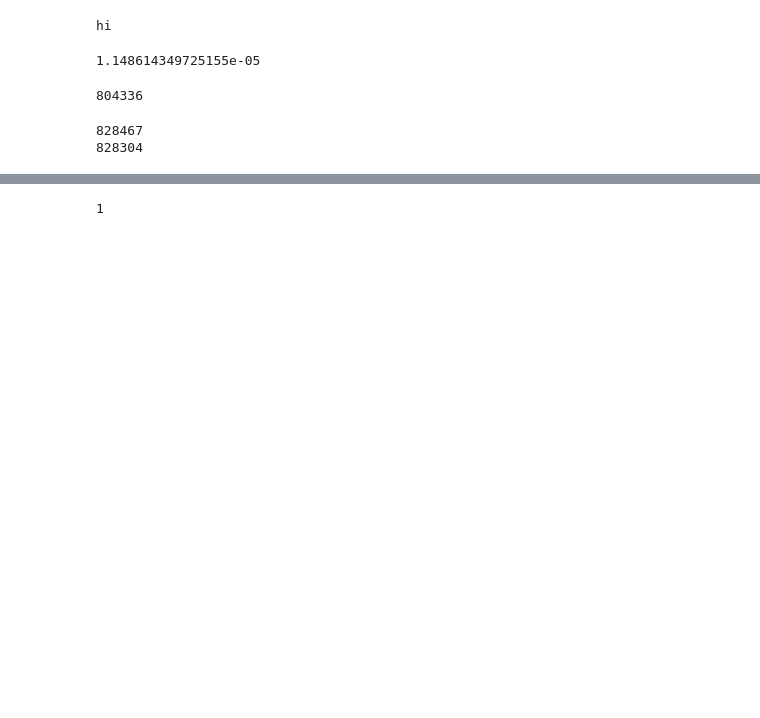
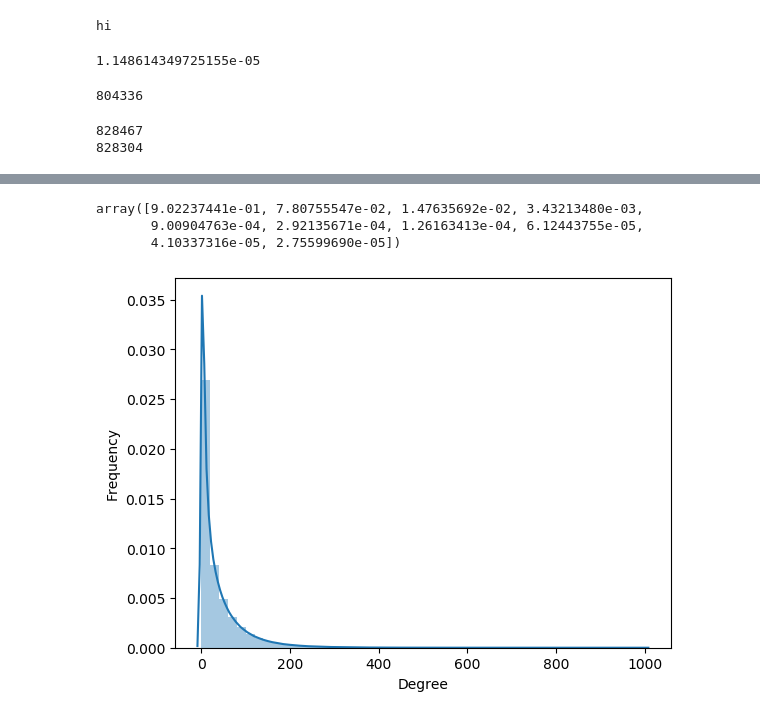
Before and after one commit to TDebono/disparate-exposure-link-recommendation, a Jupyter notebook: load_data_v2.ipynb, the cells around one changed output, grey strips where cells are left out. Saved outputs shown, nothing was run; the diff lists cells and outputs as text; code cells hidden in the pictures; blank space fills up the shorter version.

```diff
--- a/load_data_v2.ipynb
+++ b/load_data_v2.ipynb
@@ -80,4 +80,0 @@ vals = [i[-1] for i in b]
-# %%
-vals[-1]
-# %% [output]
-1
@@ -84,3 +83,18 @@ vals[-1]
+# %%
+vals_freq
+# %% [output]
+array([9.02237441e-01, 7.80755547e-02, 1.47635692e-02, 3.43213480e-03,
+       9.00904763e-04, 2.92135671e-04, 1.26163413e-04, 6.12443755e-05,
+       4.10337316e-05, 2.75599690e-05])
+# %%
+degrees = [G.degree(n) for n in G.vs if G.degree(n) < 1000]
+# %%
+sns.distplot(degrees)
+plt.ylabel('Frequency')
+plt.xlabel('Degree')
+plt.show()
+# %% [output]
+[figure, added]
 # %%
 plt.bar(bins, vals)
 plt.xlim(left=0, right=1000)
```
Also changed, not shown: parts of 8 cells of this notebook, 2 other files.
